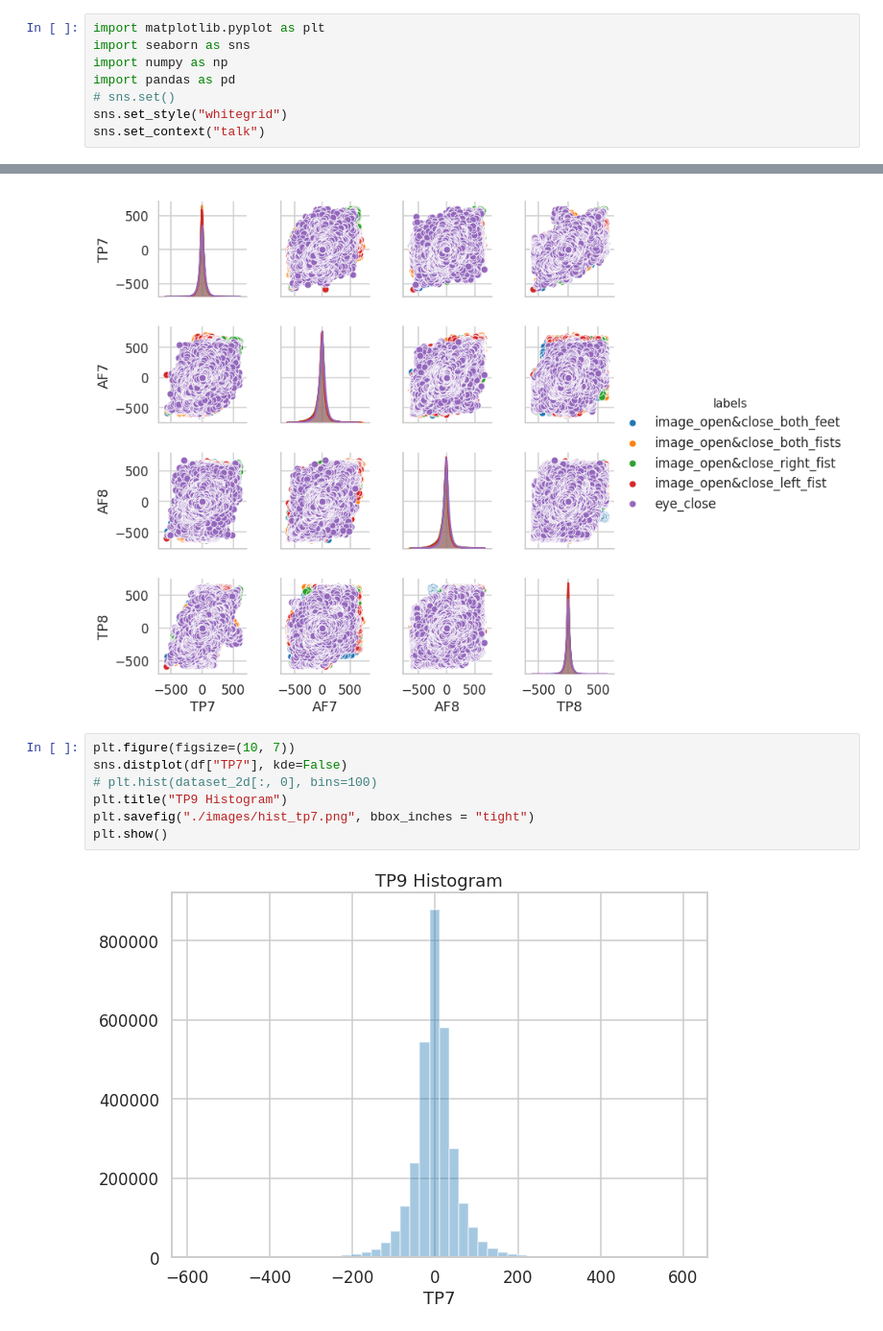
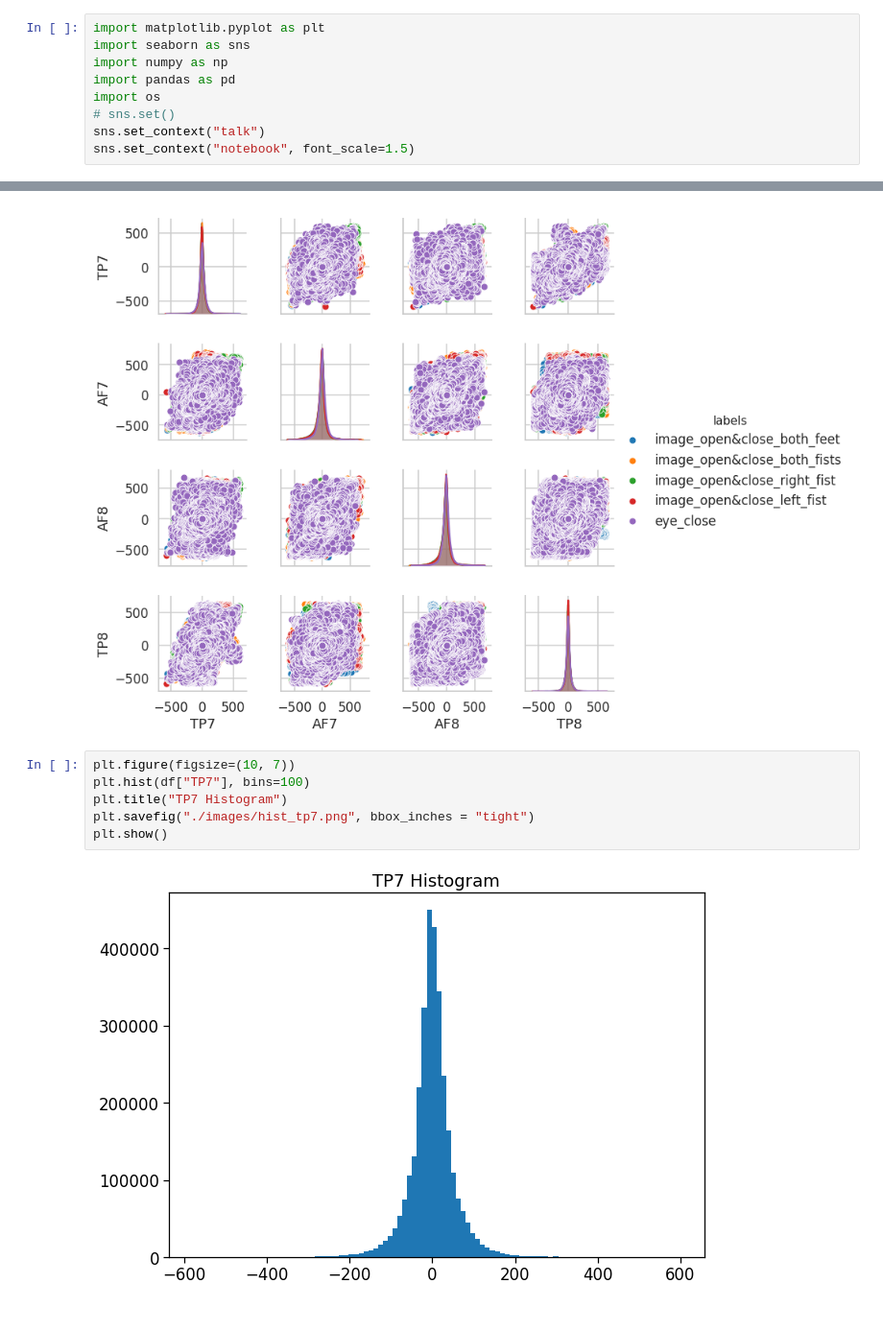
Before and after one commit to amar-enkhbat/graduation_thesis_2019, a Jupyter notebook: EDA.ipynb, the cells around one changed output, grey strips where cells are left out. Shown at 96% size. Drawn from its saved outputs; the diff is of its cells as text.

```diff
--- a/EDA.ipynb
+++ b/EDA.ipynb
@@ -3,6 +3,7 @@ import matplotlib.pyplot as plt
 import seaborn as sns
 import numpy as np
 import pandas as pd
+import os
 # sns.set()
-sns.set_style("whitegrid")
 sns.set_context("talk")
+sns.set_context("notebook", font_scale=1.5)
@@ -325,12 +148,11 @@ plt.show()
 [figure]
 # %%
 plt.figure(figsize=(10, 7))
-sns.distplot(df["TP7"], kde=False)
-# plt.hist(dataset_2d[:, 0], bins=100)
-plt.title("TP9 Histogram")
+plt.hist(df["TP7"], bins=100)
+plt.title("TP7 Histogram")
 plt.savefig("./images/hist_tp7.png", bbox_inches = "tight")
 plt.show()
 # %% [output]
-[figure, old version]
+[figure, new version]
 # %%
 plt.figure(figsize=(10, 7))
```
Also changed, not shown: parts of 7 cells of this notebook, 6 other files.
